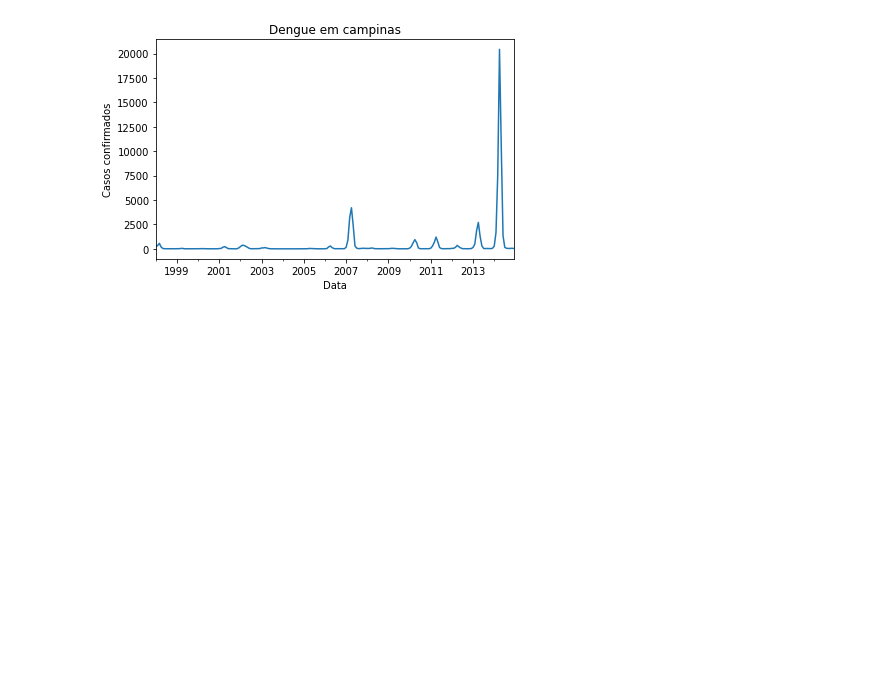
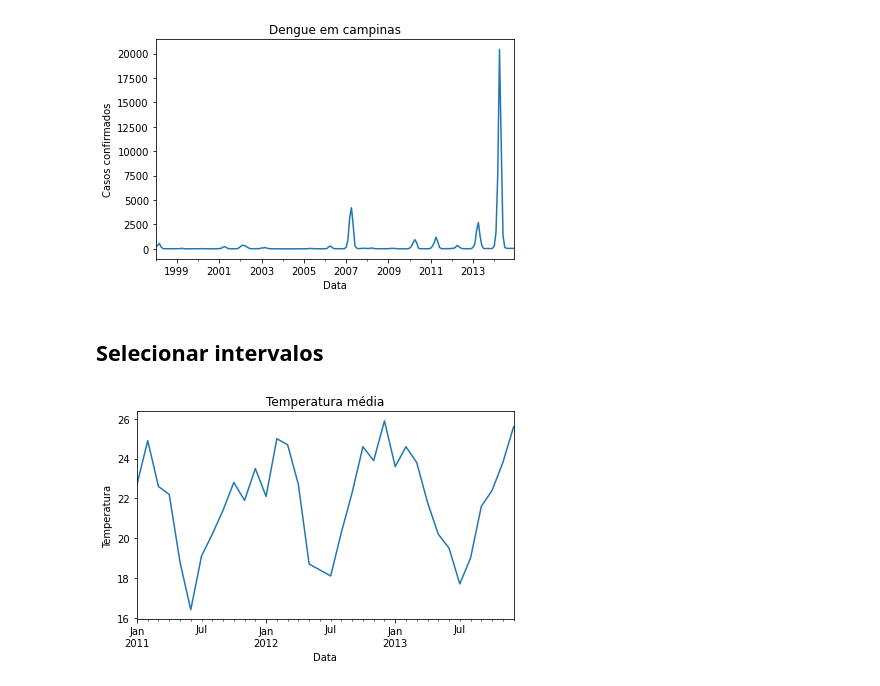
Before and after one commit to feliperromao/datascience-na-pratica, a Jupyter notebook: grafico_linhas.ipynb, the cells around one changed output. Cells and saved outputs as stored; diff of their text form; code cells hidden in the pictures; blank space fills up the shorter version.

```diff
--- a/grafico_linhas.ipynb
+++ b/grafico_linhas.ipynb
@@ -29,3 +29,16 @@ ax.set_ylabel("Casos confirmados")
 plt.tight_layout();
 # %% [output]
 [figure]
+# %% [markdown]
+## Selecionar intervalos
+# %%
+fig, ax = plt.subplots()
+
+df.loc["2011-01-01":"2013-12-31", "temperatura-media"].plot(kind="line", ax=ax)
+ax.set_title("Temperatura média")
+ax.set_xlabel("Data")
+ax.set_ylabel("Temperatura")
+
+plt.tight_layout();
+# %% [output]
+[figure, added]
```
Also changed, not shown: parts of 2 cells of this notebook.
